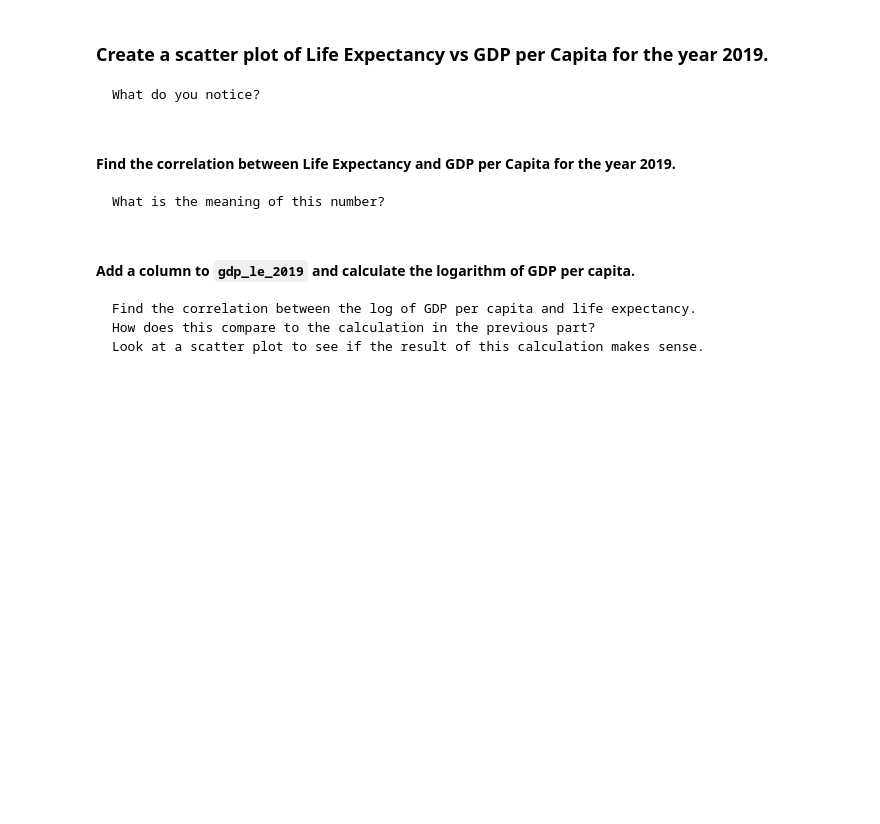
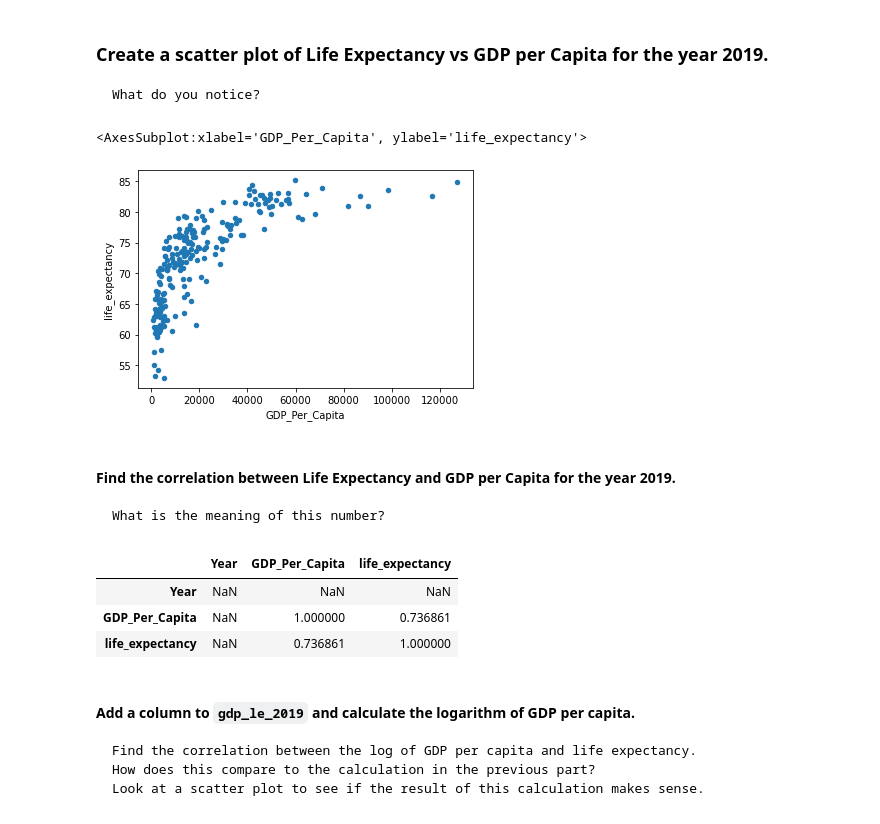
Before and after one commit to nss-data-science-cohort-7/un-exploration-gtorres2, a Jupyter notebook: UN_EXPLORATION_2.ipynb, the cells around one changed output. Cells and saved outputs as stored; diff of their text form; code cells hidden in the pictures; blank space fills up the shorter version.

```diff
--- a/UN_EXPLORATION_2.ipynb
+++ b/UN_EXPLORATION_2.ipynb
@@ -1329,9 +1372,21 @@ KeyError: 'Macao SAR, China'
 # %% [markdown]
 ### Create a scatter plot of Life Expectancy vs GDP per Capita for the year 2019.
     What do you notice?
+# %%
+gdp_le_2019.plot(kind='scatter', x = 'GDP_Per_Capita', y = 'life_expectancy')
+# %% [output]
+<AxesSubplot:xlabel='GDP_Per_Capita', ylabel='life_expectancy'>
+[figure, added]
 # %% [markdown]
 #### Find the correlation between Life Expectancy and GDP per Capita for the year 2019.
     What is the meaning of this number?
+# %%
+gdp_le_2019.corr()
+# %% [output]
+|  | Year | GDP_Per_Capita | life_expectancy |
+| Year | NaN | NaN | NaN |
+| GDP_Per_Capita | NaN | 1.000000 | 0.736861 |
+| life_expectancy | NaN | 0.736861 | 1.000000 |
 # %% [markdown]
 #### Add a column to `gdp_le_2019` and calculate the logarithm of GDP per capita.
     Find the correlation between the log of GDP per capita and life expectancy.
```
Also changed, not shown: parts of 8 cells of this notebook.
